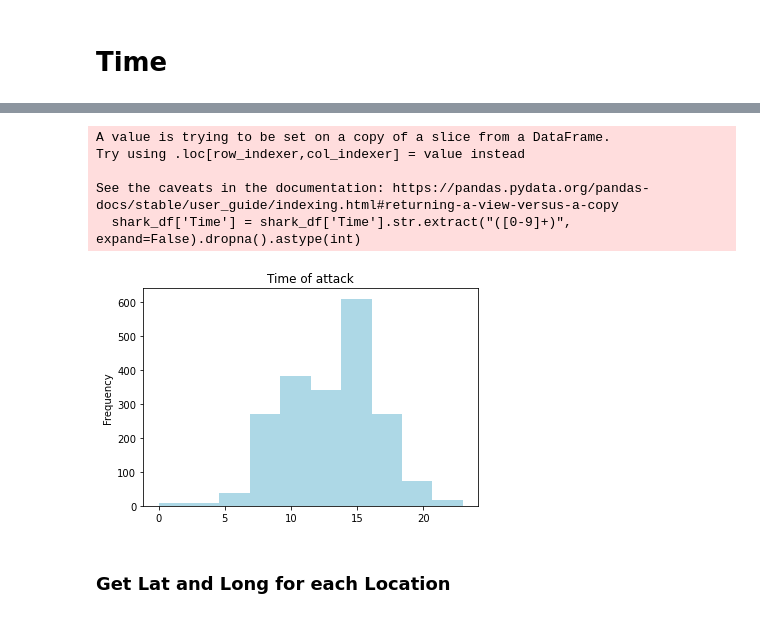
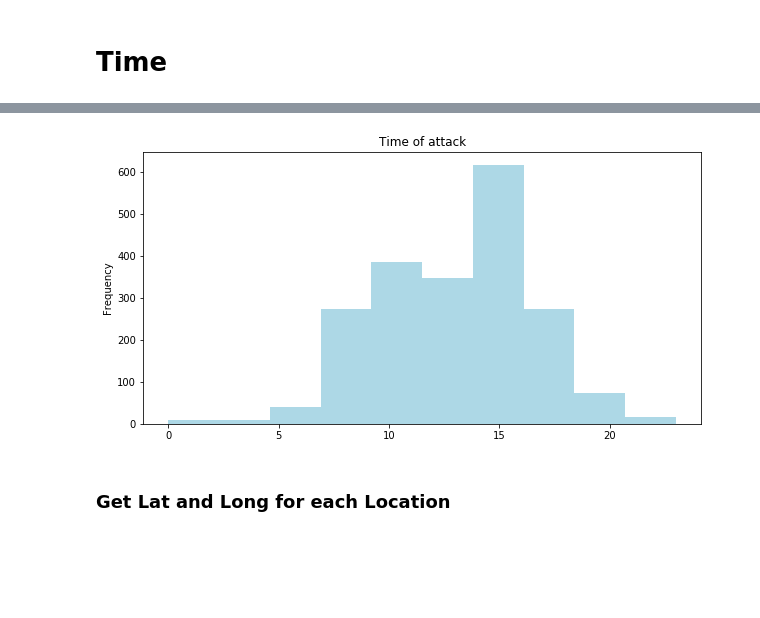
Before and after one commit to stl-lucas/group-project-01, a Jupyter notebook: data_playground.ipynb, the cells around one changed output, grey strips where cells are left out. Drawn from its saved outputs; the diff is of its cells as text; code cells hidden in the pictures; blank space fills up the shorter version.

```diff
--- a/data_playground.ipynb
+++ b/data_playground.ipynb
@@ -224,4 +234,0 @@ shark_df = shark_df[shark_df['Month'].notna()]
-# %%
-shark_df = shark_df[shark_df['Day'].notna()]
-# %%
-shark_df=shark_df.reset_index(drop=True)
@@ -257,6 +249,4 @@ plt.show()
 # %% [markdown]
 ## Month
 # %%
-shark_df["Month"] = shark_df["Month"].replace({"Sept": "Sep"})
-shark_df["Month"] = shark_df["Month"].replace({"March": "Mar"})
 shark_df["Month"] = shark_df["Month"].replace({"Ap": "Apr"})
@@ -295,4 +252,0 @@ Name: Month, dtype: int64
-# %%
-shark_df["Month"] = shark_df["Month"].replace({"Ap": "Apr"})
-shark_df["Month"] = shark_df["Month"].replace({"Sept": "Sep"})
-shark_df["Month"] = shark_df["Month"].replace({"March": "Mar"})
@@ -535,15 +439,11 @@ array(['18h00', '14h00  -15h00', '07h45', nan, 'Late afternoon', '17h00',
 # %%
+plt.figure(figsize=(10,5))
 shark_df['Time'] = shark_df['Time'].str.extract("([0-9]+)", expand=False).dropna().astype(int)
 shark_df_time = shark_df[shark_df['Time']<25]['Time']
 shark_df_time.plot(kind='hist', color='lightblue', title= "Time of attack")
 plt.show()
 # %% [output]
-A value is trying to be set on a copy of a slice from a DataFrame.
-Try using .loc[row_indexer,col_indexer] = value instead
-
-See the caveats in the documentation: https://pandas.pydata.org/pandas-docs/stable/user_guide/indexing.html#returning-a-view-versus-a-copy
-  shark_df['Time'] = shark_df['Time'].str.extract("([0-9]+)", expand=False).dropna().astype(int)
-[figure, old version]
+[figure, new version]
 # %% [markdown]
 <h3>Get Lat and Long for each Location</h3>
 # %%
```
Also changed, not shown: parts of 46 cells of this notebook.
